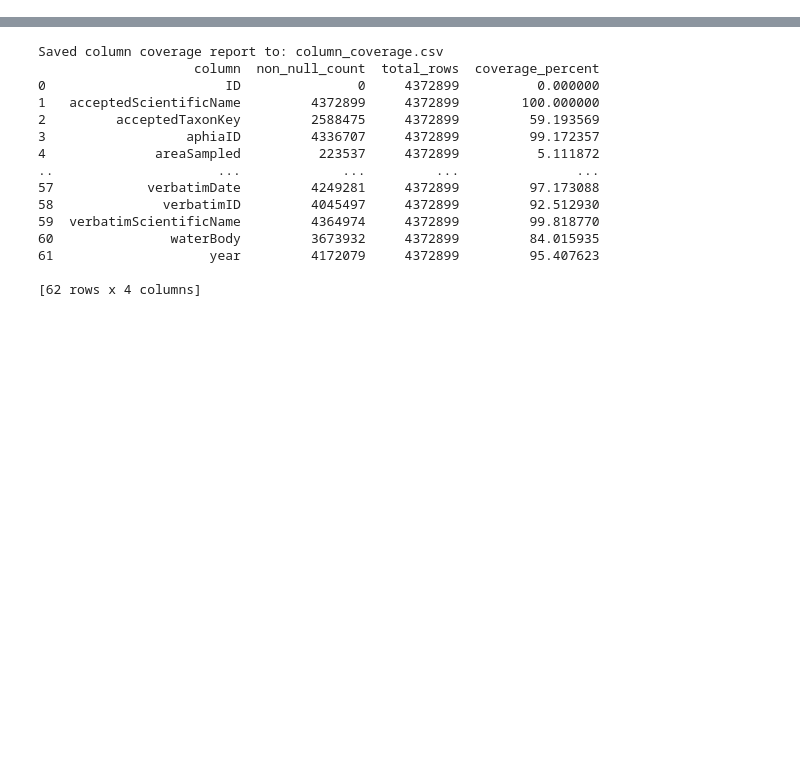
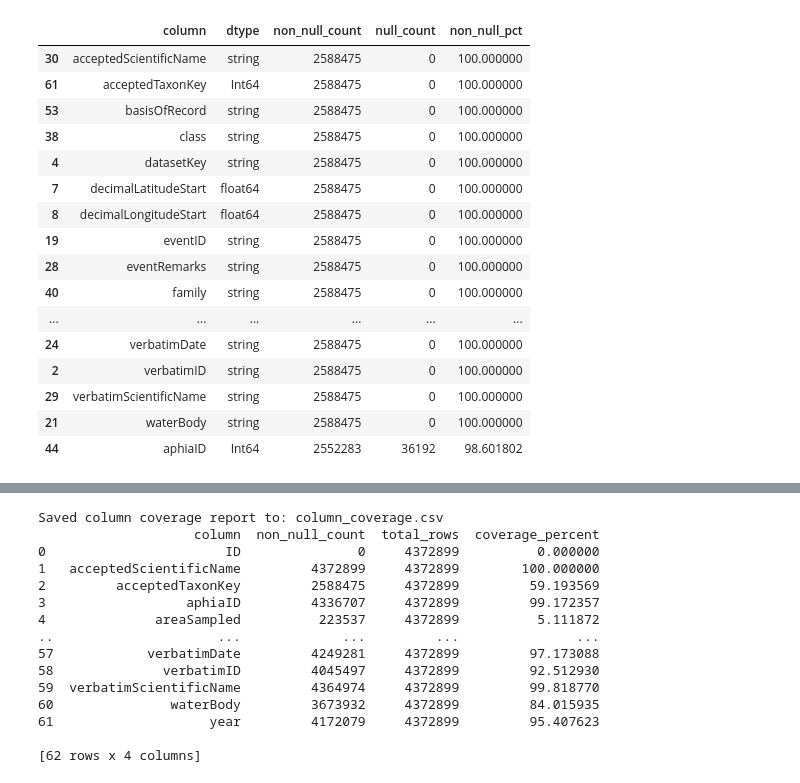
Before and after one commit to hanna-modin/benth-marc, a Jupyter notebook: All_data/merge_all.ipynb, the cells around one changed output, grey strips where cells are left out. Saved outputs shown, nothing was run; the diff lists cells and outputs as text; code cells hidden in the pictures; blank space fills up the shorter version.

Commit message:
working with data types and deduplication

```diff
--- a/All_data/merge_all.ipynb
+++ b/All_data/merge_all.ipynb
@@ -7,0 +93,80 @@ os.chdir('C:\\Users\\hamod4691\\Code\\arctic-benthic-biodiversity')
+# %%
+gbif_final = pd.read_parquet("C:\\Users\\hamod4691\\Code\\arctic-benthic-biodiversity\\GBIF\\gbif_final.parquet")
+
+# Reapply type conversions from column_data_types.xlsx (parquet doesn't preserve all pandas dtypes)
+column_types_spec = pd.read_excel("column_data_types.xlsx")
+target_types = {}
+for idx, row in column_types_spec.iterrows():
+    col_name = row.get('column') or row.get('Column')
+    col_type = row.get('final') or row.get('type') or row.get('data_type')
+    if col_name and col_type:
+        target_types[col_name] = str(col_type).strip().lower()
+
+def cast_column(series, target_type):
+    """Cast a series to the target type (using parquet-compatible types)"""
+    target_type = str(target_type).strip().lower()
+
+    # Normalize to parquet-compatible types
+    if any(x in target_type for x in ['int32', 'int16', 'int8']):
+        target_type = 'int64'
+    elif target_type in ['int', 'integer', 'int64']:
+        target_type = 'int64'
+    elif any(x in target_type for x in ['float32', 'float16']):
+        target_type = 'float64'
+    elif target_type in ['float', 'float64', 'double']:
+        target_type = 'float64'
+
+    if target_type == 'string':
+        return series.astype('string')
+    elif target_type == 'datetime':
+        return pd.to_datetime(series, errors='coerce')
+    elif target_type == 'float64':
+        return pd.to_numeric(series, errors='coerce').astype('float64')
+    elif target_type == 'int64':
+        return pd.to_numeric(series, errors='coerce').astype('Int64')  # Nullable Int64 handles NaNs
+    elif target_type == 'boolean':
+        return series.astype('boolean')
+    elif target_type == 'category':
+        return series.astype('category')
+    else:
+        return series
+
+for col in gbif_final.columns:
+    if col in target_types:
+        target = target_types[col]
+        gbif_final[col] = cast_column(gbif_final[col], target)
+
+# Column type overview
+column_types = pd.DataFrame({
+    "column": gbif_final.columns,
+    "dtype": gbif_final.dtypes.astype(str).values,
+    "non_null_count": gbif_final.notna().sum().values,
+    "null_count": gbif_final.isna().sum().values,
+    "non_null_pct": (gbif_final.notna().sum().values / len(gbif_final)) * 100,
+})
+
+column_types = column_types.sort_values(
+    by=["non_null_count", "column"], ascending=[False, True]
+ )
+
+column_types.to_csv("gbif_final_column_types.csv", index=False)
+
+column_types.head(30)
+# %% [output]
+|  | column | dtype | non_null_count | null_count | non_null_pct |
+| 30 | acceptedScientificName | string | 2588475 | 0 | 100.000000 |
+| 61 | acceptedTaxonKey | Int64 | 2588475 | 0 | 100.000000 |
+| 53 | basisOfRecord | string | 2588475 | 0 | 100.000000 |
+| 38 | class | string | 2588475 | 0 | 100.000000 |
+| 4 | datasetKey | string | 2588475 | 0 | 100.000000 |
+| 7 | decimalLatitudeStart | float64 | 2588475 | 0 | 100.000000 |
+| 8 | decimalLongitudeStart | float64 | 2588475 | 0 | 100.000000 |
+| 19 | eventID | string | 2588475 | 0 | 100.000000 |
+| 28 | eventRemarks | string | 2588475 | 0 | 100.000000 |
+| 40 | family | string | 2588475 | 0 | 100.000000 |
+| ... | ... | ... | ... | ... | ... |
+| 24 | verbatimDate | string | 2588475 | 0 | 100.000000 |
+| 2 | verbatimID | string | 2588475 | 0 | 100.000000 |
+| 29 | verbatimScientificName | string | 2588475 | 0 | 100.000000 |
+| 21 | waterBody | string | 2588475 | 0 | 100.000000 |
+| 44 | aphiaID | Int64 | 2552283 | 36192 | 98.601802 |
```
Also changed, not shown: parts of 15 cells of this notebook, 3 other files.
